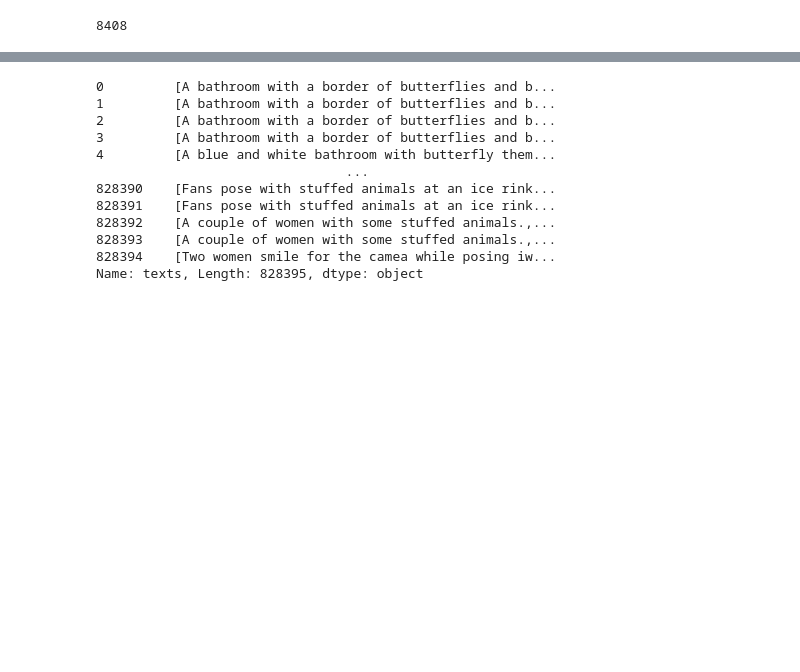
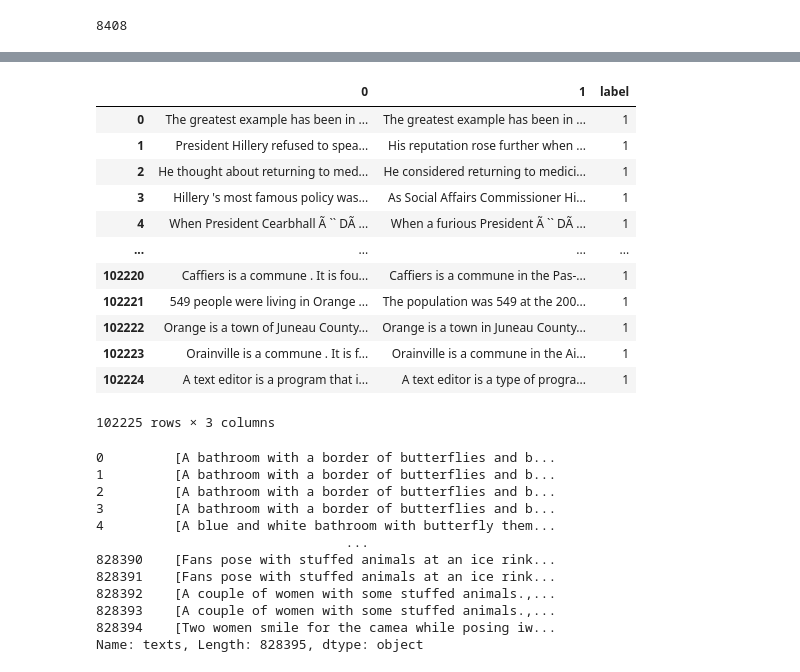
Before and after one commit to Peterpham2401/AI_Capstone_Fall2023, a Jupyter notebook: phupdh_testing_data.ipynb, the cells around one changed output, grey strips where cells are left out. Drawn from its saved outputs; the diff is of its cells as text; code cells hidden in the pictures; blank space fills up the shorter version.

```diff
--- a/phupdh_testing_data.ipynb
+++ b/phupdh_testing_data.ipynb
@@ -90,0 +121,17 @@ df_simpleWiki.to_csv("dataset/new_data/simpleWiki.csv", index=True)
+# %%
+df_simpleWiki["label"] = 1
+df_simpleWiki
+# %% [output]
+|  | 0 | 1 | label |
+| 0 | The greatest example has been in ... | The greatest example has been in ... | 1 |
+| 1 | President Hillery refused to spea... | His reputation rose further when ... | 1 |
+| 2 | He thought about returning to med... | He considered returning to medici... | 1 |
+| 3 | Hillery 's most famous policy was... | As Social Affairs Commissioner Hi... | 1 |
+| 4 | When President Cearbhall Ã `` DÃ ... | When a furious President Ã `` DÃ ... | 1 |
+| ... | ... | ... | ... |
+| 102220 | Caffiers is a commune . It is fou... | Caffiers is a commune in the Pas-... | 1 |
+| 102221 | 549 people were living in Orange ... | The population was 549 at the 200... | 1 |
+| 102222 | Orange is a town of Juneau County... | Orange is a town in Juneau County... | 1 |
+| 102223 | Orainville is a commune . It is f... | Orainville is a commune in the Ai... | 1 |
+| 102224 | A text editor is a program that i... | A text editor is a type of progra... | 1 |
+102225 rows × 3 columns
```
Also changed, not shown: parts of 11 cells of this notebook, 4 other files.
